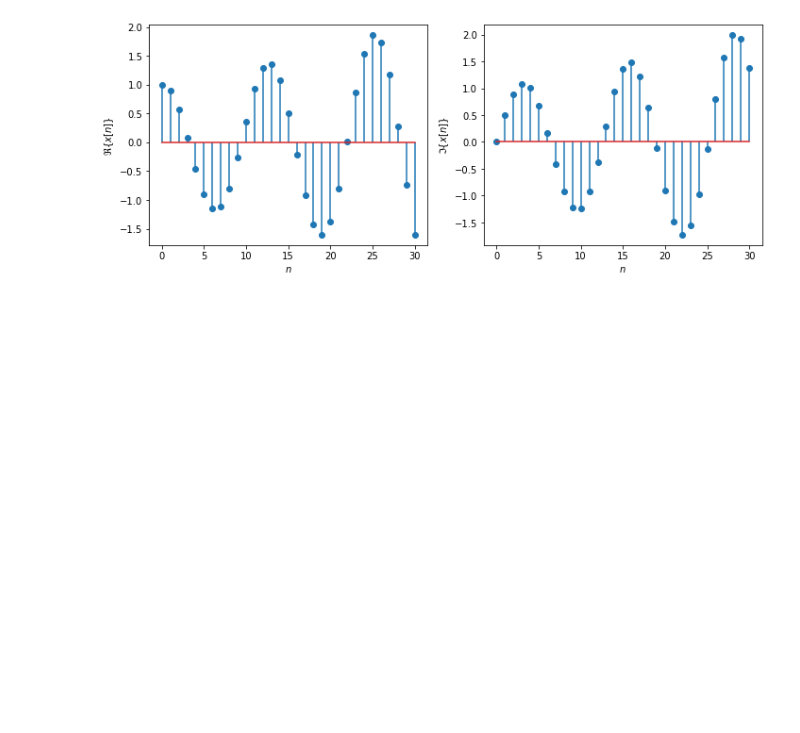
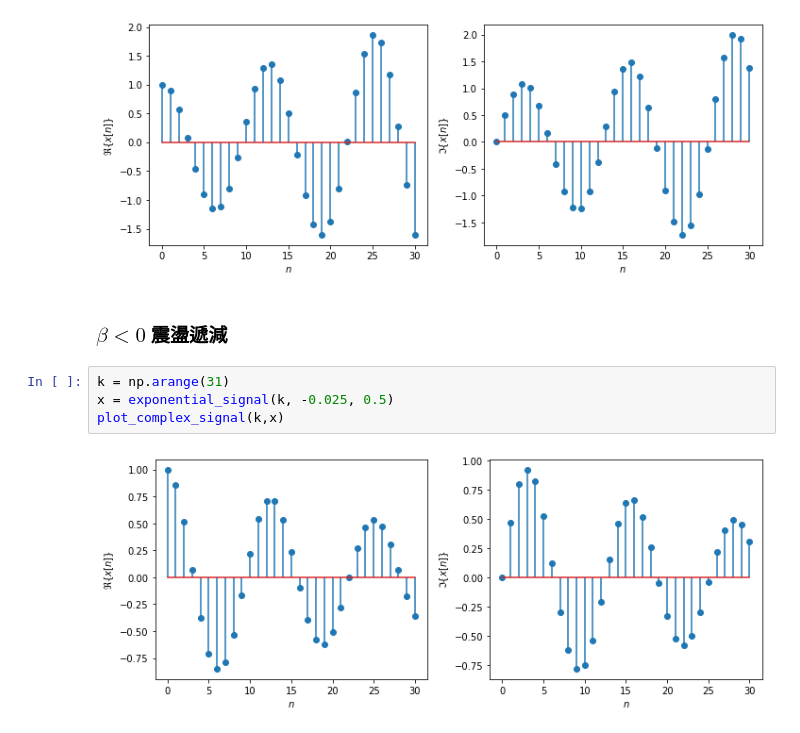
Before and after one commit to luckguy/SS2022, a Jupyter notebook: SS02_d.ipynb, the cells around one changed output. Saved outputs shown, nothing was run; the diff lists cells and outputs as text; blank space fills up the shorter version.

```diff
--- a/SS02_d.ipynb
+++ b/SS02_d.ipynb
@@ -139,3 +141,11 @@ x = exponential_signal(k, 0.025, 0.5)
 plot_complex_signal(k,x)
 # %% [output]
 [figure]
+# %% [markdown]
+### $\beta<0$ 震盪遞減
+# %%
+k = np.arange(31)
+x = exponential_signal(k, -0.025, 0.5)
+plot_complex_signal(k,x)
+# %% [output]
+[figure, added]
```
Also changed, not shown: parts of 2 cells of this notebook.
